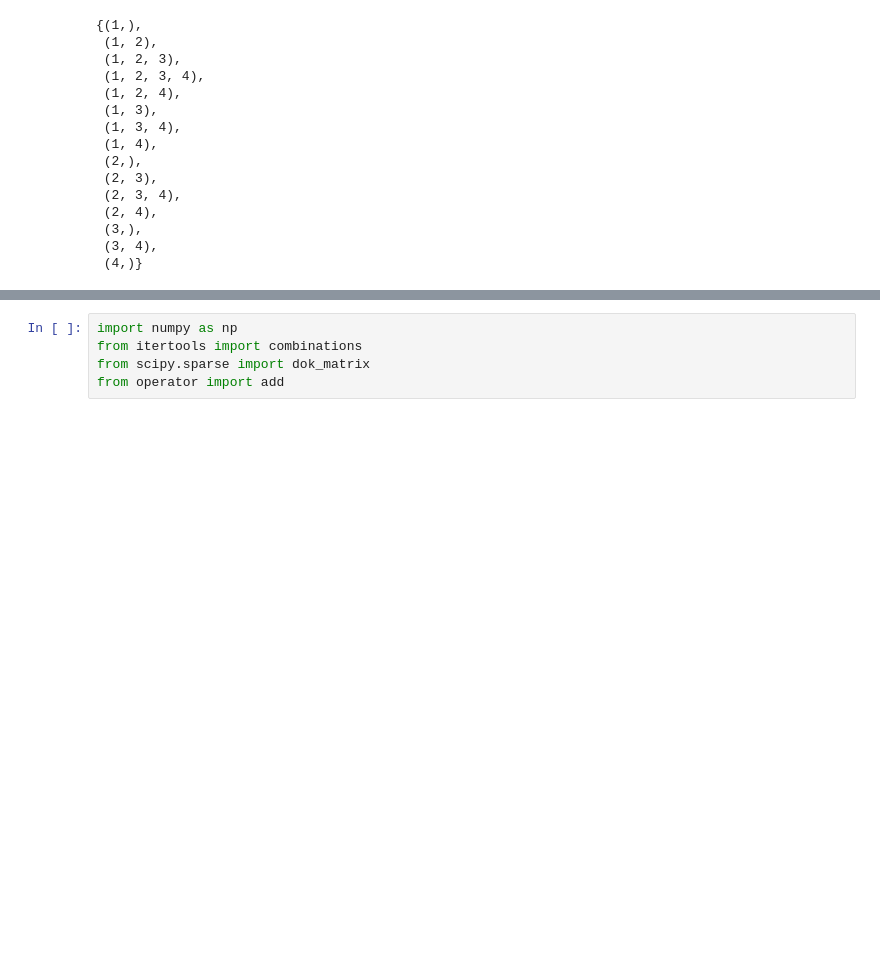
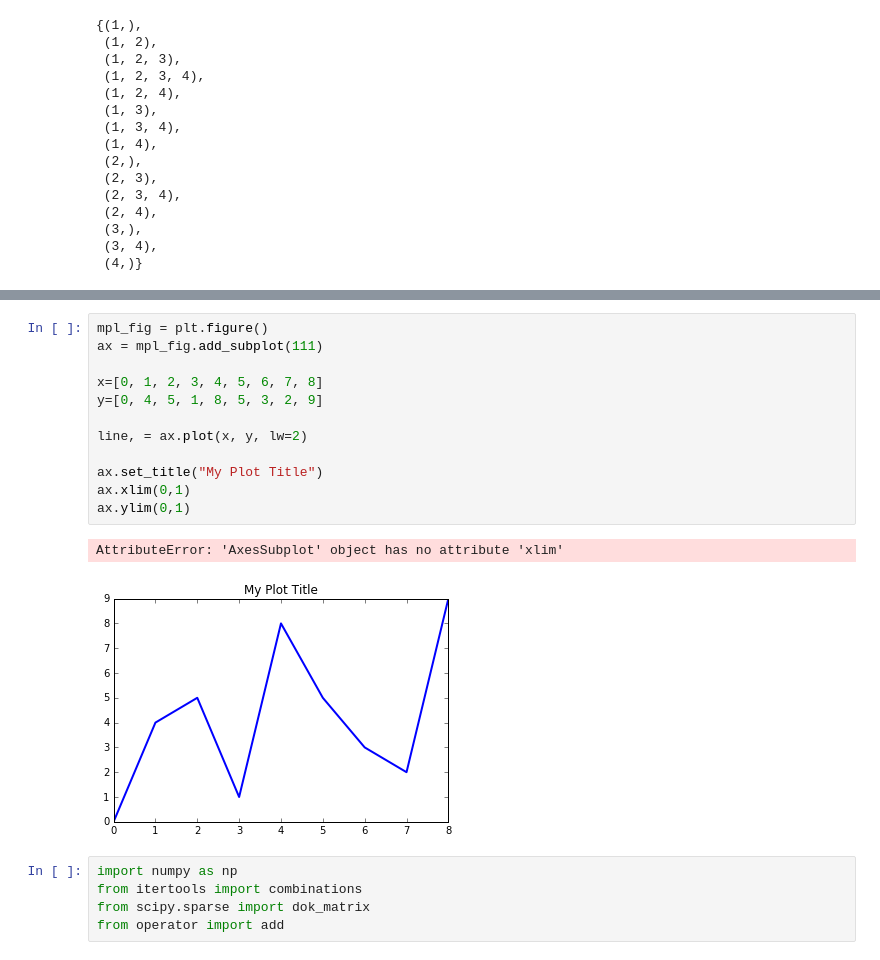
Before and after one commit to victoreram/MSU, a Jupyter notebook: HW1.ipynb, the cells around one changed output, grey strips where cells are left out. Cells and saved outputs as stored; diff of their text form; blank space fills up the shorter version.

```diff
--- a/HW1.ipynb
+++ b/HW1.ipynb
@@ -250,3 +365,18 @@ nx.draw(wg)
+# %%
+mpl_fig = plt.figure()
+ax = mpl_fig.add_subplot(111)
+
+x=[0, 1, 2, 3, 4, 5, 6, 7, 8]
+y=[0, 4, 5, 1, 8, 5, 3, 2, 9]
+
+line, = ax.plot(x, y, lw=2)
+
+ax.set_title("My Plot Title")
+ax.xlim(0,1)
+ax.ylim(0,1)
+# %% [output]
+AttributeError: 'AxesSubplot' object has no attribute 'xlim'
+[figure, added]
 # %%
 import numpy as np
 from itertools import combinations
```
Also changed, not shown: parts of 23 cells of this notebook.
